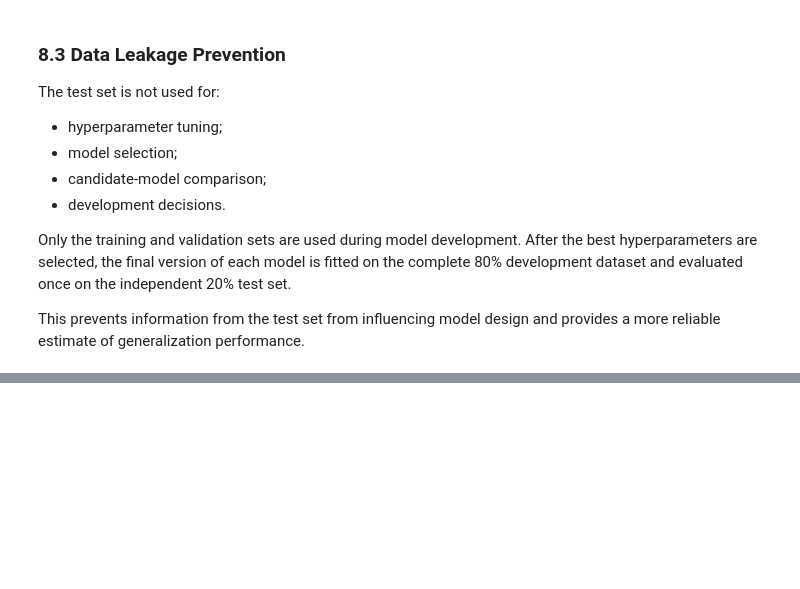
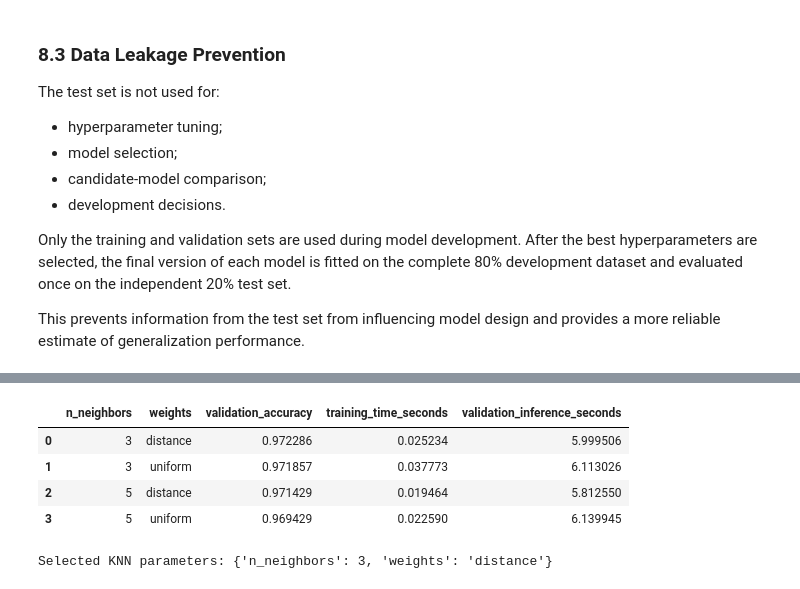
Before and after one commit to renan-leme/mnist-classification-SCTEC, a Jupyter notebook: mnist_classification_project.ipynb, the cells around one changed output, grey strips where cells are left out. Drawn from its saved outputs; the diff is of its cells as text; code cells hidden in the pictures; blank space fills up the shorter version.

Commit message:
implement KNN model

```diff
--- a/mnist_classification_project.ipynb
+++ b/mnist_classification_project.ipynb
@@ -479,0 +502,56 @@ This prevents information from the test set from influencing model design and pr
+# %%
+knn_candidates = [
+    {"n_neighbors": 3, "weights": "uniform"},
+    {"n_neighbors": 3, "weights": "distance"},
+    {"n_neighbors": 5, "weights": "uniform"},
+    {"n_neighbors": 5, "weights": "distance"},
+]
+
+knn_tuning_results = []
+
+for params in knn_candidates:
+    model = KNeighborsClassifier(
+        n_neighbors=params["n_neighbors"],
+        weights=params["weights"],
+        n_jobs=-1,
+    )
+
+    start_time = perf_counter()
+    model.fit(X_train, y_train)
+    training_time = perf_counter() - start_time
+
+    start_time = perf_counter()
+    validation_predictions = model.predict(X_validation)
+    validation_time = perf_counter() - start_time
+
+    validation_accuracy = accuracy_score(y_validation, validation_predictions)
+
+    knn_tuning_results.append(
+        {
+            **params,
+            "validation_accuracy": validation_accuracy,
+            "training_time_seconds": training_time,
+            "validation_inference_seconds": validation_time,
+        }
+    )
+
+knn_tuning_df = pd.DataFrame(knn_tuning_results).sort_values(
+    by=["validation_accuracy", "training_time_seconds"],
+    ascending=[False, True],
+).reset_index(drop=True)
+
+display(knn_tuning_df)
+
+best_knn_params = {
+    "n_neighbors": int(knn_tuning_df.iloc[0]["n_neighbors"]),
+    "weights": knn_tuning_df.iloc[0]["weights"],
+}
+
+print(f"Selected KNN parameters: {best_knn_params}")
+# %% [output]
+|  | n_neighbors | weights | validation_accuracy | training_time_seconds | validation_inference_seconds |
+| 0 | 3 | distance | 0.972286 | 0.025234 | 5.999506 |
+| 1 | 3 | uniform | 0.971857 | 0.037773 | 6.113026 |
+| 2 | 5 | distance | 0.971429 | 0.019464 | 5.812550 |
+| 3 | 5 | uniform | 0.969429 | 0.022590 | 6.139945 |
+Selected KNN parameters: {'n_neighbors': 3, 'weights': 'distance'}
```
Also changed, not shown: parts of 3 cells of this notebook.
